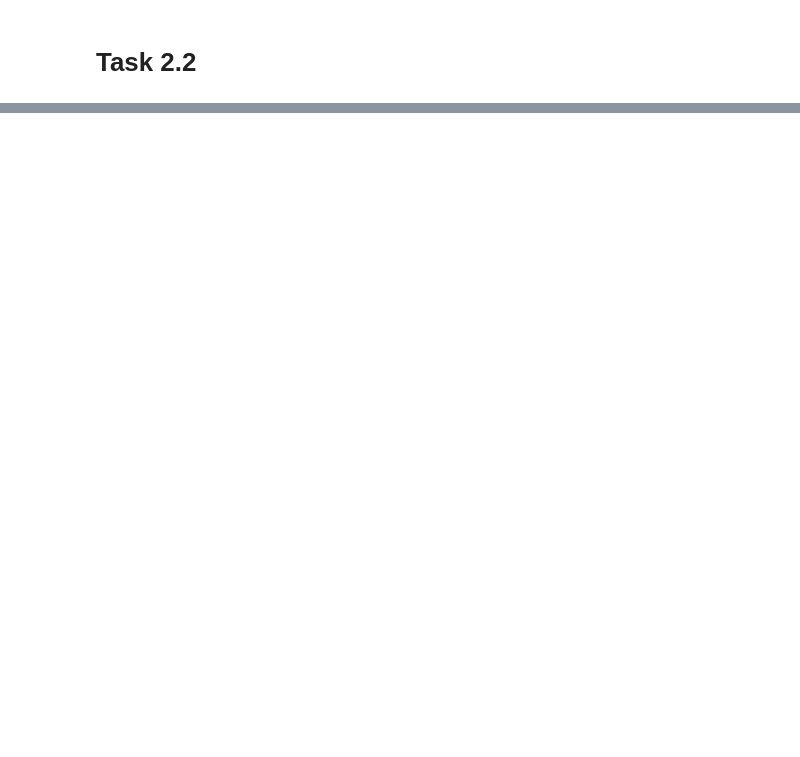
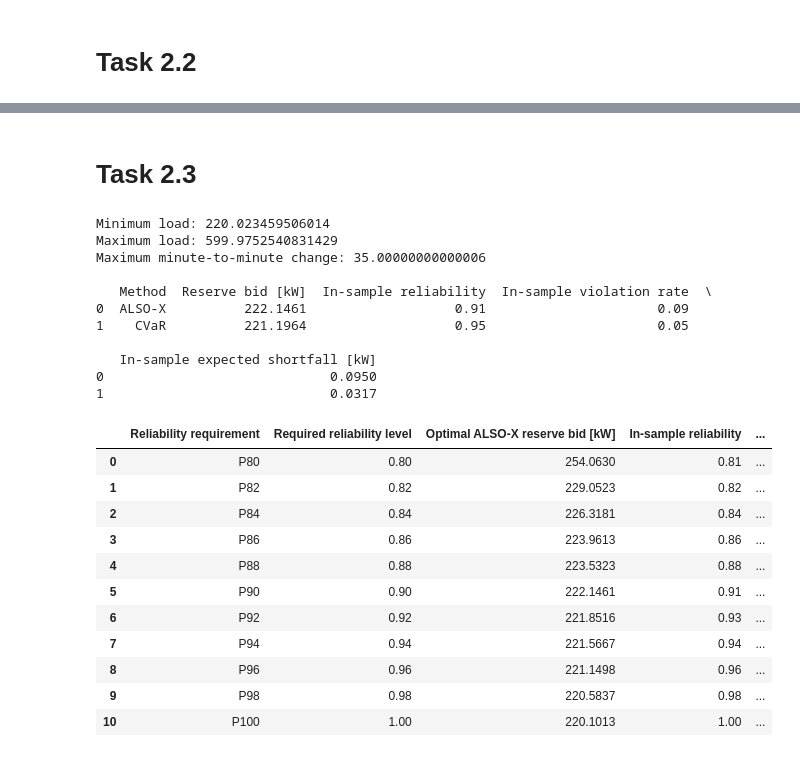
Before and after one commit to fraorma99/RES-Assignments, a Jupyter notebook: assignment_2/notebooks/main.ipynb, the cells around one changed output, grey strips where cells are left out. Drawn from its saved outputs; the diff is of its cells as text; code cells hidden in the pictures; blank space fills up the shorter version.

```diff
--- a/assignment_2/notebooks/main.ipynb
+++ b/assignment_2/notebooks/main.ipynb
@@ -460,3 +477,35 @@ task22_results.round(4)
 |  | Method | Reserve bid from Task 2.1 [kW] | Out-of-sample reliability | Out-of-sample violation rate | Out-of-sample expected shortfall ... | ... |
 | 0 | ALSO-X | 222.1461 | 0.92 | 0.08 | 0.1270 | ... |
 | 1 | CVaR | 221.1964 | 0.93 | 0.07 | 0.0528 | ... |
+# %% [markdown]
+# Task 2.3
+# %%
+from task2_3_en_pers import run_task23
+from task2_1_fcrd_up import profiles_in, profiles_out
+
+results_23 = run_task23(profiles_in, profiles_out)
+results_23.round(4)
+# %% [output]
+Minimum load: 220.023459506014
+Maximum load: 599.9752540831429
+Maximum minute-to-minute change: 35.00000000000006
+
+   Method  Reserve bid [kW]  In-sample reliability  In-sample violation rate  \
+0  ALSO-X          222.1461                   0.91                      0.09
+1    CVaR          221.1964                   0.95                      0.05
+
+   In-sample expected shortfall [kW]
+0                             0.0950
+1                             0.0317
+|  | Reliability requirement | Required reliability level | Optimal ALSO-X reserve bid [kW] | In-sample reliability | ... |
+| 0 | P80 | 0.80 | 254.0630 | 0.81 | ... |
+| 1 | P82 | 0.82 | 229.0523 | 0.82 | ... |
+| 2 | P84 | 0.84 | 226.3181 | 0.84 | ... |
+| 3 | P86 | 0.86 | 223.9613 | 0.86 | ... |
+| 4 | P88 | 0.88 | 223.5323 | 0.88 | ... |
+| 5 | P90 | 0.90 | 222.1461 | 0.91 | ... |
+| 6 | P92 | 0.92 | 221.8516 | 0.93 | ... |
+| 7 | P94 | 0.94 | 221.5667 | 0.94 | ... |
+| 8 | P96 | 0.96 | 221.1498 | 0.96 | ... |
+| 9 | P98 | 0.98 | 220.5837 | 0.98 | ... |
+| 10 | P100 | 1.00 | 220.1013 | 1.00 | ... |
```
Also changed, not shown: parts of 6 cells of this notebook, 1 other file.
